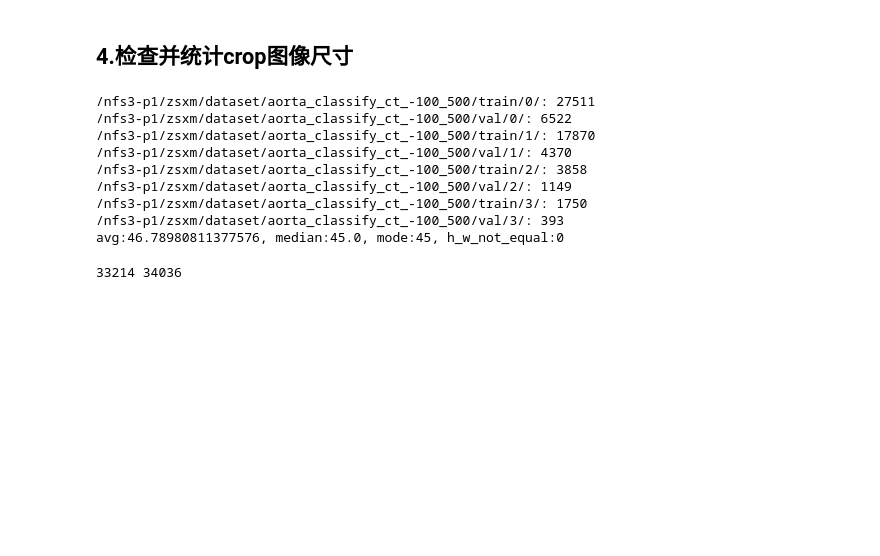
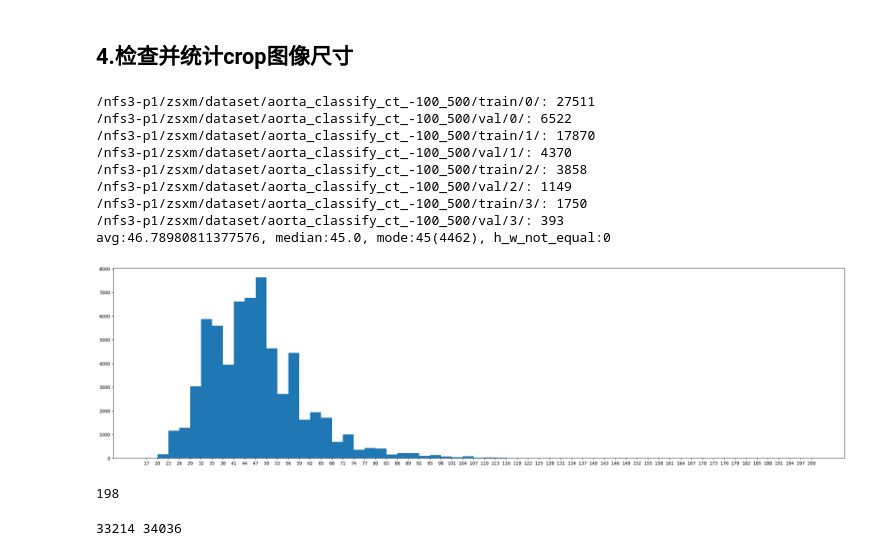
Before and after one commit to zsxm1998/AorticDissection, a Jupyter notebook: notebooks/generate_image.ipynb, the cells around one changed output. Drawn from its saved outputs; the diff is of its cells as text; code cells hidden in the pictures; blank space fills up the shorter version.

```diff
--- a/notebooks/generate_image.ipynb
+++ b/notebooks/generate_image.ipynb
@@ -977,9 +977,6 @@ for path in paths:
 
 size_list.sort()
 
-# plt.hist(size_list, bins=100)
-# plt.show()
-
 sum = 0
 hash_list = {}
 for size in size_list:
@@ -995,7 +992,7 @@ v_list = list(hash_list.items())
 v_list.sort(key=lambda x: x[1], reverse=True)
 mode = v_list[0][0]
 
-print(f'avg:{avg}, median:{med}, mode:{mode}, h_w_not_equal:{count}')
+print(f'avg:{avg}, median:{med}, mode:{mode}({v_list[0][1]}), h_w_not_equal:{count}')
 # %% [output]
 /nfs3-p1/zsxm/dataset/aorta_classify_ct_-100_500/train/0/: 27511
 /nfs3-p1/zsxm/dataset/aorta_classify_ct_-100_500/val/0/: 6522
@@ -1005,7 +1002,21 @@ print(f'avg:{avg}, median:{med}, mode:{mode}, h_w_not_equal:{count}')
 /nfs3-p1/zsxm/dataset/aorta_classify_ct_-100_500/val/2/: 1149
 /nfs3-p1/zsxm/dataset/aorta_classify_ct_-100_500/train/3/: 1750
 /nfs3-p1/zsxm/dataset/aorta_classify_ct_-100_500/val/3/: 393
-avg:46.78980811377576, median:45.0, mode:45, h_w_not_equal:0
+avg:46.78980811377576, median:45.0, mode:45(4462), h_w_not_equal:0
+# %%
+interval = 3
+bin_num = (max(size_list)-min(size_list)) // interval
+bins = [i for i in range(min(size_list), max(size_list)+interval, interval)]
+fig = plt.figure(figsize=(30, 8), dpi=160)
+plt.hist(size_list, bins=bins)
+plt.xticks(ticks=bins)
+plt.show()
+# %% [output]
+[figure, added]
+# %%
+print(max(size_list))
+# %% [output]
+198
 # %%
 img_path = '/nfs3-p1/zsxm/dataset/aorta_classify_ct_-100_500/val/0/'
 
```
Also changed, not shown: 6 other files.
